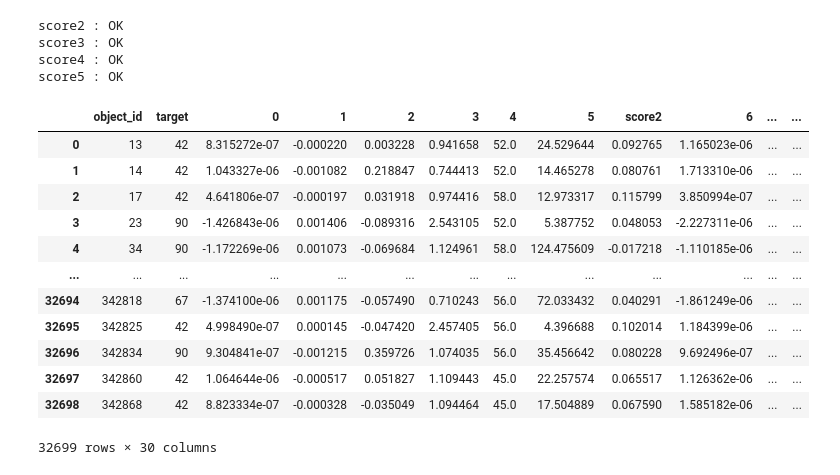
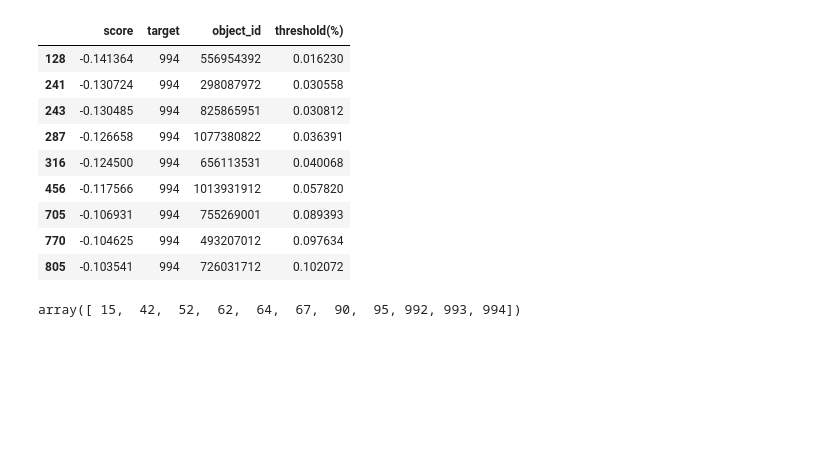
Before and after one commit to erusseil/PISN-classification, a Jupyter notebook: MachineLearning/Isolation forest.ipynb, the cells around one changed output. Cells and saved outputs as stored; diff of their text form; code cells hidden in the pictures; blank space fills up the shorter version.

```diff
--- a/MachineLearning/Isolation forest.ipynb
+++ b/MachineLearning/Isolation forest.ipynb
@@ -7,14 +19,20 @@ import pandas as pd
 # %%
-cols = ['A','B','C','err','points','max_flux']
-nb_extra = 0   #Number of extra parameter that you dont want to plot
+cols = ['A','B','C','err','points','max_flux','nb_DB']
 band_used = [2,3,4,5]
 nb_band = len(band_used)
 nb_param = len(cols)
 nb_trees = 1000
 
 
-sample = 'Silver/'
-PISN_split = '-1_'
-curve = 'Complete/'
+sample = 'Iron/'
+PISN_split = '-2_'
+curve = 'Half/'
+additional = '4p/'
 model = 'poly'
 purpose = 'test'
+file = 'FUSED'
+extras=''
+
+target = 994
+
+data = pd.read_pickle("../../plasticc/param_table/"+sample+curve+additional+purpose+PISN_split+model+extras+file+".pkl")
@@ -23,23 +39,3 @@ data = pd.read_pickle("../../plasticc/param_table/"+sample+curve+purpose+PISN_sp
 # %%
-table_iso, table_score = create_if(data,[2,3,4,5],6,nb_trees)
+# Create model
+table_score = create_if(data,band_used,nb_param,nb_trees)
-# %% [output]
-score2 : OK
-score3 : OK
-score4 : OK
-score5 : OK
-# %%
-table_iso
-# %% [output]
-|  | object_id | target | 0 | 1 | 2 | 3 | 4 | 5 | score2 | 6 | ... | ... |
-| 0 | 13 | 42 | 8.315272e-07 | -0.000220 | 0.003228 | 0.941658 | 52.0 | 24.529644 | 0.092765 | 1.165023e-06 | ... | ... |
-| 1 | 14 | 42 | 1.043327e-06 | -0.001082 | 0.218847 | 0.744413 | 52.0 | 14.465278 | 0.080761 | 1.713310e-06 | ... | ... |
-| 2 | 17 | 42 | 4.641806e-07 | -0.000197 | 0.031918 | 0.974416 | 58.0 | 12.973317 | 0.115799 | 3.850994e-07 | ... | ... |
-| 3 | 23 | 90 | -1.426843e-06 | 0.001406 | -0.089316 | 2.543105 | 52.0 | 5.387752 | 0.048053 | -2.227311e-06 | ... | ... |
-| 4 | 34 | 90 | -1.172269e-06 | 0.001073 | -0.069684 | 1.124961 | 58.0 | 124.475609 | -0.017218 | -1.110185e-06 | ... | ... |
-| ... | ... | ... | ... | ... | ... | ... | ... | ... | ... | ... | ... | ... |
-| 32694 | 342818 | 67 | -1.374100e-06 | 0.001175 | -0.057490 | 0.710243 | 56.0 | 72.033432 | 0.040291 | -1.861249e-06 | ... | ... |
-| 32695 | 342825 | 42 | 4.998490e-07 | 0.000145 | -0.047420 | 2.457405 | 56.0 | 4.396688 | 0.102014 | 1.184399e-06 | ... | ... |
-| 32696 | 342834 | 90 | 9.304841e-07 | -0.001215 | 0.359726 | 1.074035 | 56.0 | 35.456642 | 0.080228 | 9.692496e-07 | ... | ... |
-| 32697 | 342860 | 42 | 1.064644e-06 | -0.000517 | 0.051827 | 1.109443 | 45.0 | 22.257574 | 0.065517 | 1.126362e-06 | ... | ... |
-| 32698 | 342868 | 42 | 8.823334e-07 | -0.000328 | -0.035049 | 1.094464 | 45.0 | 17.504889 | 0.067590 | 1.585182e-06 | ... | ... |
-32699 rows × 30 columns
@@ -45,0 +49,23 @@ table_iso
+# %%
+top_score = table_score.sort_values(by =('score'), ignore_index=True)
+top_score['threshold(%)'] = 100*top_score.index/len(top_score);
+top = top_score[top_score['target']==target]
+
+top[:10]
+# %% [output]
+|  | score | target | object_id | threshold(%) |
+| 128 | -0.141364 | 994 | 556954392 | 0.016230 |
+| 241 | -0.130724 | 994 | 298087972 | 0.030558 |
+| 243 | -0.130485 | 994 | 825865951 | 0.030812 |
+| 287 | -0.126658 | 994 | 1077380822 | 0.036391 |
+| 316 | -0.124500 | 994 | 656113531 | 0.040068 |
+| 456 | -0.117566 | 994 | 1013931912 | 0.057820 |
+| 705 | -0.106931 | 994 | 755269001 | 0.089393 |
+| 770 | -0.104625 | 994 | 493207012 | 0.097634 |
+| 805 | -0.103541 | 994 | 726031712 | 0.102072 |
+# %%
+top_score.loc[top_score['target']==target,'threshold(%)']
+targetofinterest = np.unique(data['target'])
+targetofinterest
+# %% [output]
+array([ 15,  42,  52,  62,  64,  67,  90,  95, 992, 993, 994])
```
Also changed, not shown: parts of 7 cells of this notebook.
